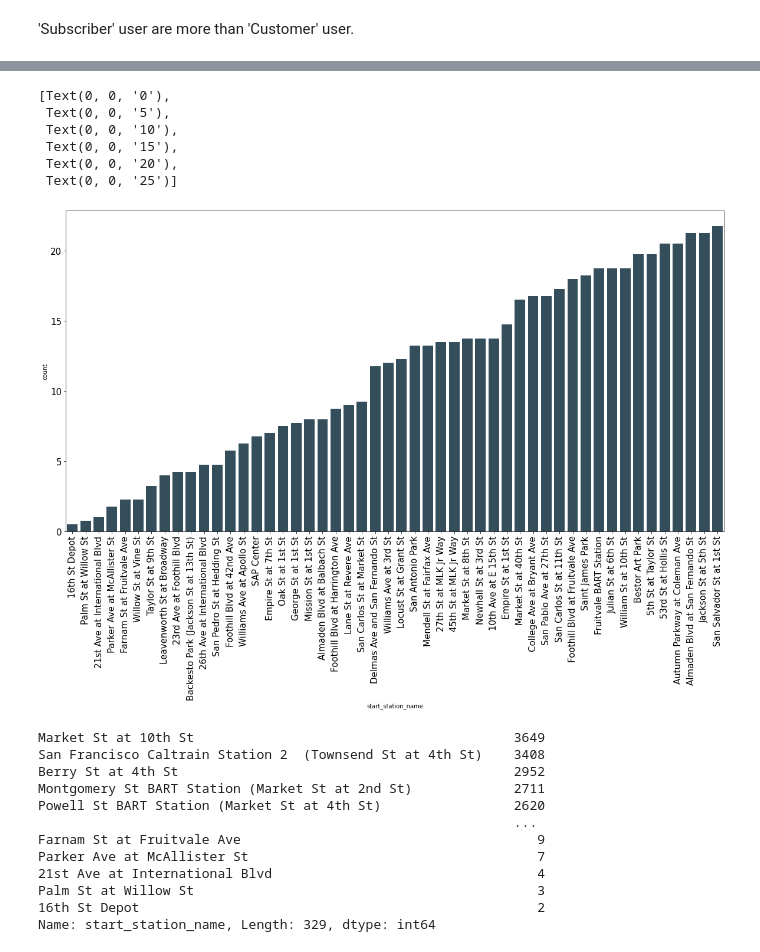
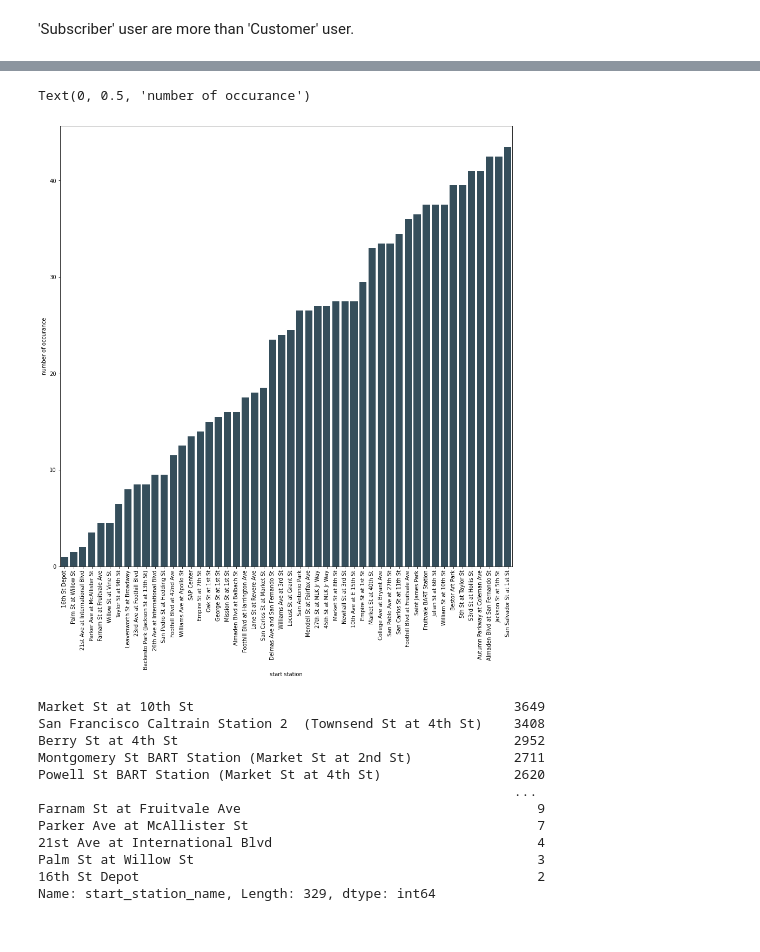
Before and after one commit to hagerElsehaimy/communicate-data-findings-FordGoBike, a Jupyter notebook: exploration_template.ipynb, the cells around one changed output, grey strips where cells are left out. Cells and saved outputs as stored; diff of their text form; code cells hidden in the pictures.

```diff
--- a/exploration_template.ipynb
+++ b/exploration_template.ipynb
@@ -413,16 +408,13 @@ station_plot.set_yticklabels(labels=[i for i in range(0,4000,500)],size=15)
 # %%
-fig, ax = plt.subplots(figsize=(20, 10))
+fig, ax = plt.subplots(figsize=(15, 15))
 station_plot=sb.countplot(data=new_df, x='start_station_name', order=new_df.start_station_name.value_counts(ascending=True)[0:50].index,color = "#2F5061",ax=ax)
-station_plot.set_xticklabels(labels=new_df.start_station_name.value_counts(ascending=True).keys(),rotation=90,size=15)
-station_plot.set_yticklabels(labels=[i for i in range(0,400,5)],size=15)
+station_plot.set_xticklabels(labels=new_df.start_station_name.value_counts(ascending=True).keys(),rotation=90,size=10)
+station_plot.set_yticklabels(labels=[i for i in range(0,200,10)],size=10)
+station_plot.set_xlabel('start station', fontsize=10)
+station_plot.set_ylabel('number of occurance', fontsize=10)
 # %% [output]
-[Text(0, 0, '0'),
- Text(0, 0, '5'),
- Text(0, 0, '10'),
- Text(0, 0, '15'),
- Text(0, 0, '20'),
- Text(0, 0, '25')]
+Text(0, 0.5, 'number of occurance')
-[figure, old version]
+[figure, new version]
 # %%
 new_df.start_station_name.value_counts(ascending=False)
 # %% [output]
```
Also changed, not shown: parts of 3 cells of this notebook.
